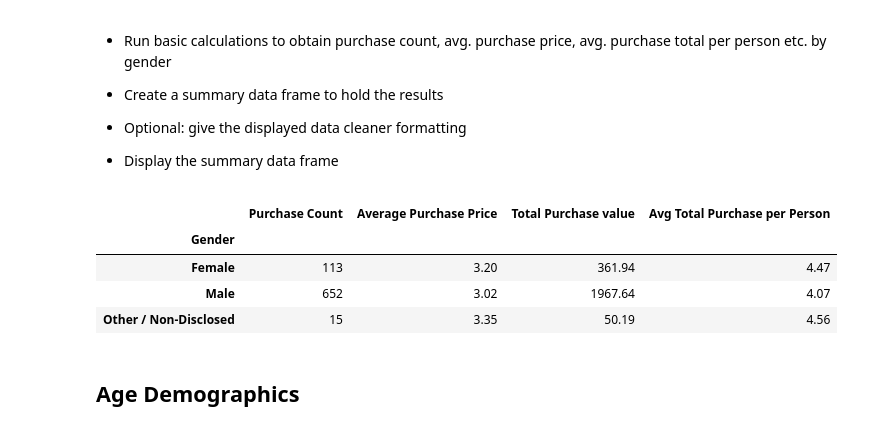
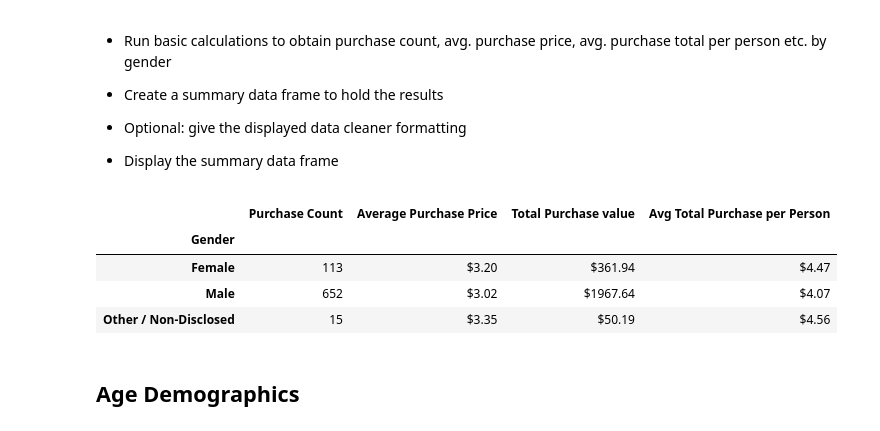
Before and after one commit to stoneGA1992/pandas-challenge, a Jupyter notebook: HeroesOfPymoli/HeroesOfPymoli_starter.ipynb, the cells around one changed output. Drawn from its saved outputs; the diff is of its cells as text; code cells hidden in the pictures.

```diff
--- a/HeroesOfPymoli/HeroesOfPymoli_starter.ipynb
+++ b/HeroesOfPymoli/HeroesOfPymoli_starter.ipynb
@@ -141,38 +141,40 @@ gender_group2 = purchase_data.groupby(["Gender"])
 
 purchase_count = gender_group2["Item Name"].count()
 
 avg_purchase = gender_group2["Price"].mean()
 
 total_purchase = gender_group2["Price"].sum()
 
 unique_count = gender_group2["SN"].nunique()
 
 avg_purchase_per_person = (total_purchase / unique_count)
 
 
 
 #Create the Dataframe
 
 purchasing_analysis_gender =pd.DataFrame({"Purchase Count": purchase_count,
                                    "Average Purchase Price": avg_purchase,
                                    "Total Purchase value": total_purchase,
                                     "Avg Total Purchase per Person": avg_purchase_per_person})
 
 purchasing_analysis_gender
 
 #Formatting
 
-purchasing_analysis_gender["Average Purchase Price"] = purchasing_analysis_gender["Average Purchase Price"].map("{:.2f}".format)
+purchasing_analysis_gender["Average Purchase Price"] = purchasing_analysis_gender["Average Purchase Price"].map("${:.2f}".format)
 
-purchasing_analysis_gender["Avg Total Purchase per Person"] = purchasing_analysis_gender["Avg Total Purchase per Person"].map("{:.2f}".format)
+purchasing_analysis_gender["Avg Total Purchase per Person"] = purchasing_analysis_gender["Avg Total Purchase per Person"].map("${:.2f}".format)
+
+purchasing_analysis_gender["Total Purchase value"] = purchasing_analysis_gender["Total Purchase value"].map("${:.2f}".format)
 
 purchasing_analysis_gender
 # %% [output]
 |  | Purchase Count | Average Purchase Price | Total Purchase value | Avg Total Purchase per Person |
 | Gender |  |  |  |  |
-| Female | 113 | 3.20 | 361.94 | 4.47 |
-| Male | 652 | 3.02 | 1967.64 | 4.07 |
-| Other / Non-Disclosed | 15 | 3.35 | 50.19 | 4.56 |
+| Female | 113 | $3.20 | $361.94 | $4.47 |
+| Male | 652 | $3.02 | $1967.64 | $4.07 |
+| Other / Non-Disclosed | 15 | $3.35 | $50.19 | $4.56 |
 # %% [markdown]
 ## Age Demographics
 # %% [markdown]
```
Also changed, not shown: parts of 2 cells of this notebook.
